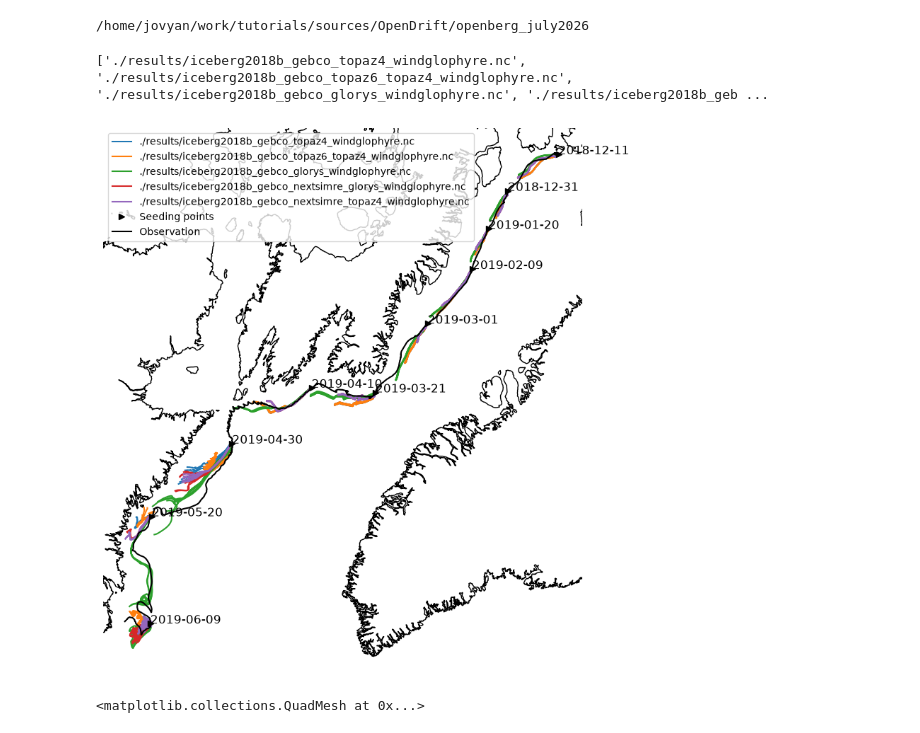
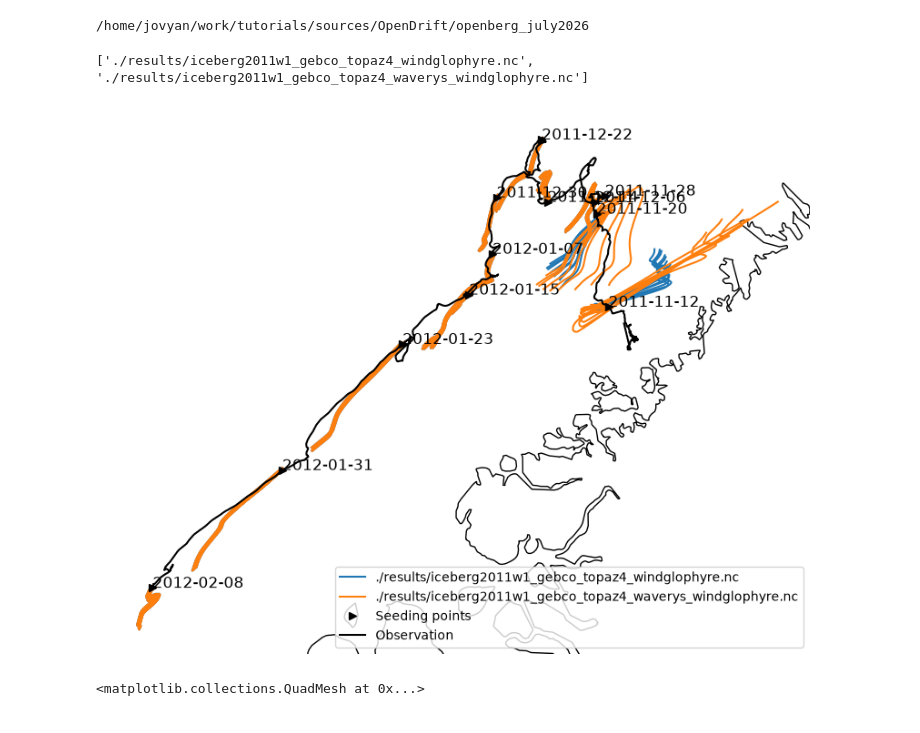
Before and after one commit to lia-f-h/openberg_july2026, a Jupyter notebook: scripts/analysis1.ipynb, the cells around one changed output. Drawn from its saved outputs; the diff is of its cells as text; code cells hidden in the pictures.

```diff
--- a/scripts/analysis1.ipynb
+++ b/scripts/analysis1.ipynb
@@ -22,7 +22,7 @@ from openberg_july2026.src2.utils2 import *
 # test.sea_floor_depth_below_sea_level.plot()
 # %%
 #very simple plot of simulations
-ib = 'iceberg2018b'
+ib = 'iceberg2011w1'
 
 #read obs
 with xr.open_dataset('./input/merged_obs3.nc') as ds:
@@ -30,45 +30,45 @@ with xr.open_dataset('./input/merged_obs3.nc') as ds:
     #obs = obs.isel(time=(obs.seed_idx==1))
 
 #read sim
-file_contain_all = [ib,]
+file_contain_all = [ib,'topaz']
 file_contain_any = ['_']
-file_notcontain = ['test','wa']#['topaz4','glorys','slope','era5','almost','stokes',]
+file_notcontain = ['test','next',]#['topaz4','glorys','slope','era5','almost','stokes',]
 file_l = glob.glob("./results/*.nc")#['./results/juliette_topaz6_topaz4_windglophynrt.nc',]
 file_l = [f for f in file_l if all(ff in f for ff in file_contain_all)] #filtering for required keywords
 file_l = [f for f in file_l if any(ff in f for ff in file_contain_any)] #filtering for required keywords
 file_l = [f for f in file_l if all(ff not in f for ff in file_notcontain)] #filtering for neglected keywords
-file_l = file_l[::-1]
+file_l = file_l#[::-1]
 print(file_l)
 #Figure
 fig,ax = plt.subplots(1,1,figsize=(10,10),subplot_kw={'projection':ccrs.NorthPolarStereo()})#central_longitude=20})
 ax.coastlines(resolution='10m')
 trans = ccrs.PlateCarree()
 
 cmap = plt.get_cmap('tab20')  # or 'viridis', 'plasma', etc.
 col = cmap(np.linspace(0, 1, 20))[::2]#20 colors
 # plot sim
 for inputdataidx, inputdata in enumerate(file_l):
     sim = xr.open_dataset(inputdata)
     for traj in sim.trajectory:
         ax.plot(sim.lon.sel(trajectory=traj).dropna(dim="time"),sim.lat.sel(trajectory=traj).dropna(dim="time"),
                 color=col[inputdataidx],
                 label=inputdata if traj==sim.trajectory[0] else '',
             transform=trans)
 
 # # plot obs
 ax.plot(obs['lon'].isel(time=(obs.seed_idx==1)),obs['lat'].isel(time=(obs.seed_idx==1)),'>',transform=trans,color='k',label='Seeding points')
 ax.plot(obs['lon'],obs['lat'],transform=trans,color='k',label='Observation')
 # for d in range(obs_3day['time'].size):
 for d in range(obs['time'].isel(time=(obs.seed_idx==1)).size):
 #     if d not in [1,2,3,4,5,12,15,16,17,18,19]:
         ax.text(obs['lon'].isel(time=(obs.seed_idx==1))[d],obs['lat'].isel(time=(obs.seed_idx==1))[d],obs['time'].isel(time=(obs.seed_idx==1))[d].values.astype('datetime64[D]').astype(str),transform=trans,color='k',fontsize=12)
 
 plt.legend()
 plt.axis('off')
 plt.show()
 # %% [output]
-['./results/iceberg2018b_gebco_topaz4_windglophyre.nc', './results/iceberg2018b_gebco_topaz6_topaz4_windglophyre.nc', './results/iceberg2018b_gebco_glorys_windglophyre.nc', './results/iceberg2018b_geb ...
+['./results/iceberg2011w1_gebco_topaz4_windglophyre.nc', './results/iceberg2011w1_gebco_topaz4_waverys_windglophyre.nc']
-[figure, old version]
+[figure, new version]
 # %%
 # np.sum((sim.x_wind!=0.0) & (np.isnan(sim.x_wind)==False))
 sim.x_wind.plot()
```
Also changed, not shown: 11 other files.
